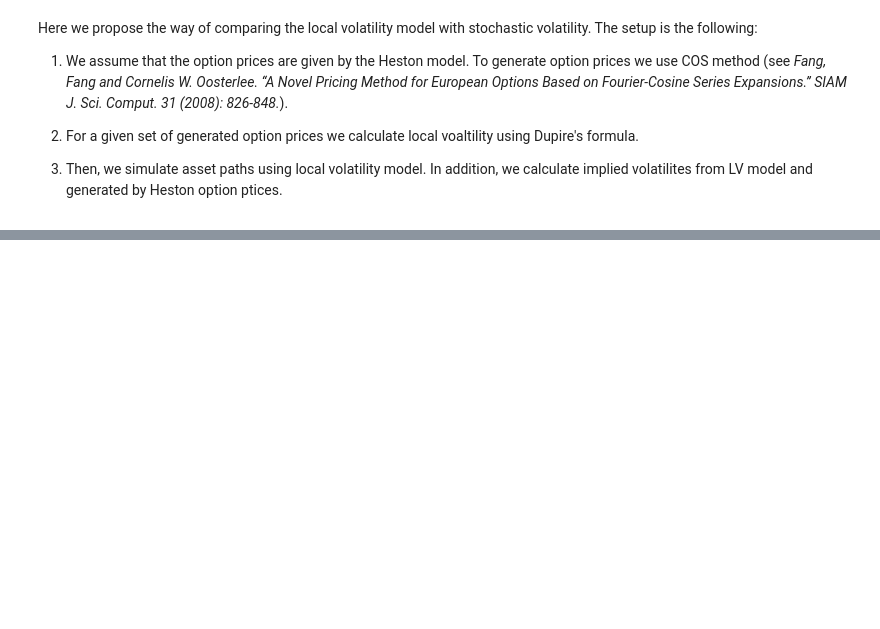
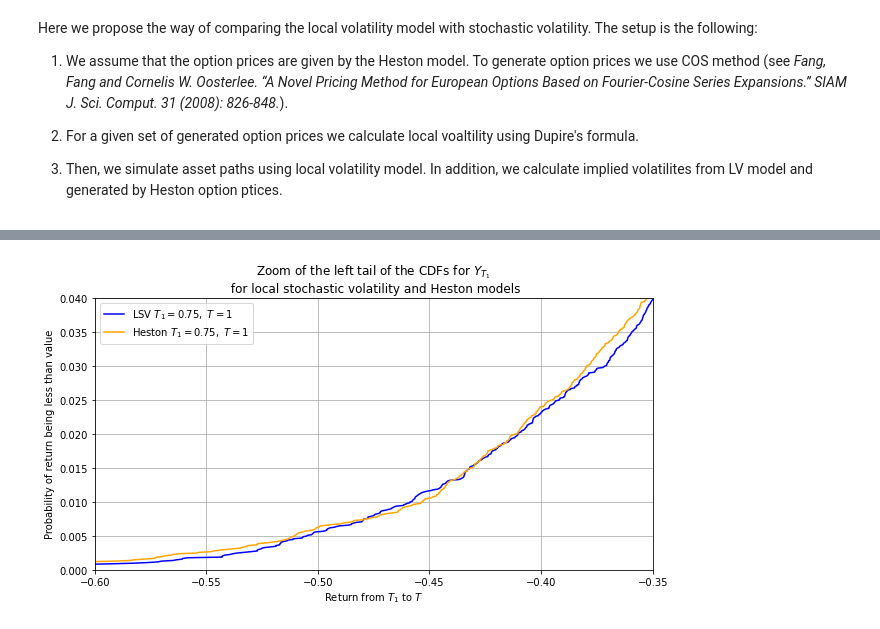
Before and after one commit to stayaptichek/vega_report, a Jupyter notebook: LSV.ipynb, the cells around one changed output, grey strips where cells are left out. Saved outputs shown, nothing was run; the diff lists cells and outputs as text; code cells hidden in the pictures; blank space fills up the shorter version.

Commit message:
left tail zoom for LSV

```diff
--- a/LSV.ipynb
+++ b/LSV.ipynb
@@ -377,0 +359,24 @@ np.mean(S_gt[:, -1]), np.std(S_gt[:, -1])
+# %%
+forward_ret_ecdf = ECDF(ret)
+forward_ret_gt_ecdf = ECDF(ret_gt)
+# %%
+idx = -1
+
+plt.figure(figsize=(10, 5))
+
+plt.title("Zoom of the left tail of the CDFs for $Y_{T_1}$ \n for local stochastic volatility and Heston models")
+
+plt.plot(forward_ret_ecdf.x[:idx], forward_ret_ecdf.y[:idx], color="blue", linestyle="-", label="LSV $T_1 = 0.75,\ T = 1$")
+plt.plot(forward_ret_gt_ecdf.x[:idx], forward_ret_gt_ecdf.y[:idx], color="orange", linestyle="-", label="Heston $T_1 =0.75,\ T = 1$")
+
+plt.grid(True)
+plt.legend()
+# plt.yscale("log")
+plt.xlabel("Return from $T_1$ to $T$")
+plt.ylabel("Probability of return being less than value")
+plt.savefig('cdfs.jpg')
+plt.xlim((-.6, -.35))
+plt.ylim((.0, .04))
+plt.show()
+# %% [output]
+[figure, added]
```
Also changed, not shown: parts of 15 cells of this notebook.
